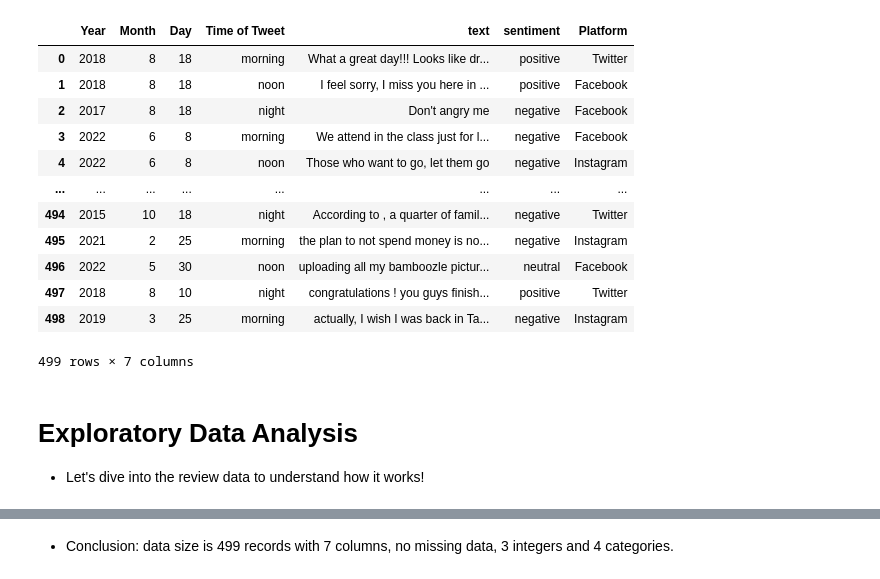
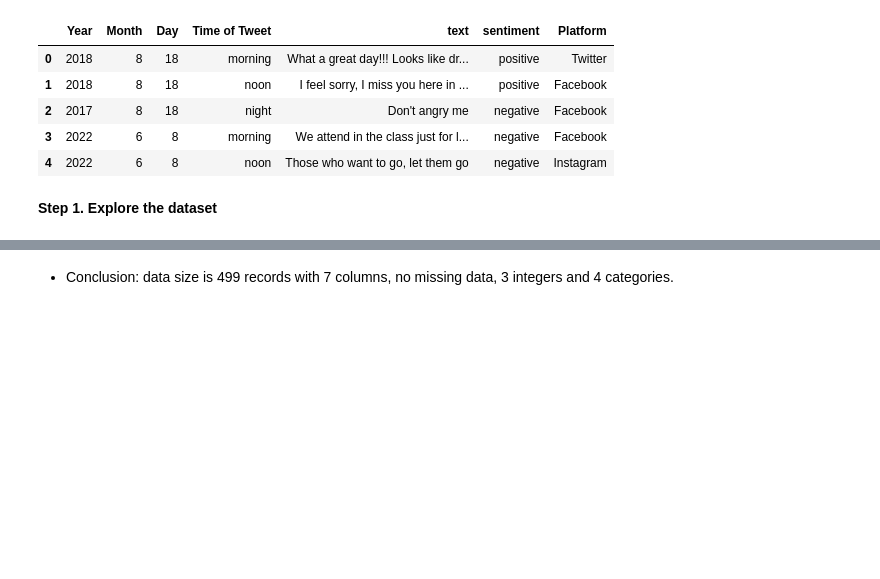
Before and after one commit to michellezhenggogo/sentiment_analysis_production, a Jupyter notebook: sentiment analysis.ipynb, the cells around one changed output, grey strips where cells are left out. Drawn from its saved outputs; the diff is of its cells as text; code cells hidden in the pictures; blank space fills up the shorter version.

Commit message:
Kaggle Notebook | sentiment analysis | Version 4

```diff
--- a/sentiment analysis.ipynb
+++ b/sentiment analysis.ipynb
@@ -25,24 +68,16 @@ emmedding_model = SentenceTransformer('sentence-transformers/all-mpnet-base-v2')
 # %%
 # read dataset
 df = pd.read_csv('/kaggle/input/sentiment-analysis/sentiment_analysis.csv')
-df
+df.head()
 # %% [output]
 |  | Year | Month | Day | Time of Tweet | text | sentiment | Platform |
 | 0 | 2018 | 8 | 18 | morning | What a great day!!! Looks like dr... | positive | Twitter |
 | 1 | 2018 | 8 | 18 | noon | I feel sorry, I miss you here in ... | positive | Facebook |
 | 2 | 2017 | 8 | 18 | night | Don't angry me | negative | Facebook |
 | 3 | 2022 | 6 | 8 | morning | We attend in the class just for l... | negative | Facebook |
 | 4 | 2022 | 6 | 8 | noon | Those who want to go, let them go | negative | Instagram |
-| ... | ... | ... | ... | ... | ... | ... | ... |
-| 494 | 2015 | 10 | 18 | night | According to , a quarter of famil... | negative | Twitter |
-| 495 | 2021 | 2 | 25 | morning | the plan to not spend money is no... | negative | Instagram |
-| 496 | 2022 | 5 | 30 | noon | uploading all my bamboozle pictur... | neutral | Facebook |
-| 497 | 2018 | 8 | 10 | night | congratulations ! you guys finish... | positive | Twitter |
-| 498 | 2019 | 3 | 25 | morning | actually, I wish I was back in Ta... | negative | Instagram |
-499 rows × 7 columns
-# %% [markdown]
-# **Exploratory Data Analysis**
-* Let's dive into the review data to understand how it works!
+# %% [markdown]
+**Step 1. Explore the dataset**
 # %%
 df.info()
 # %% [output]
```
Also changed, not shown: parts of 16 cells of this notebook.
